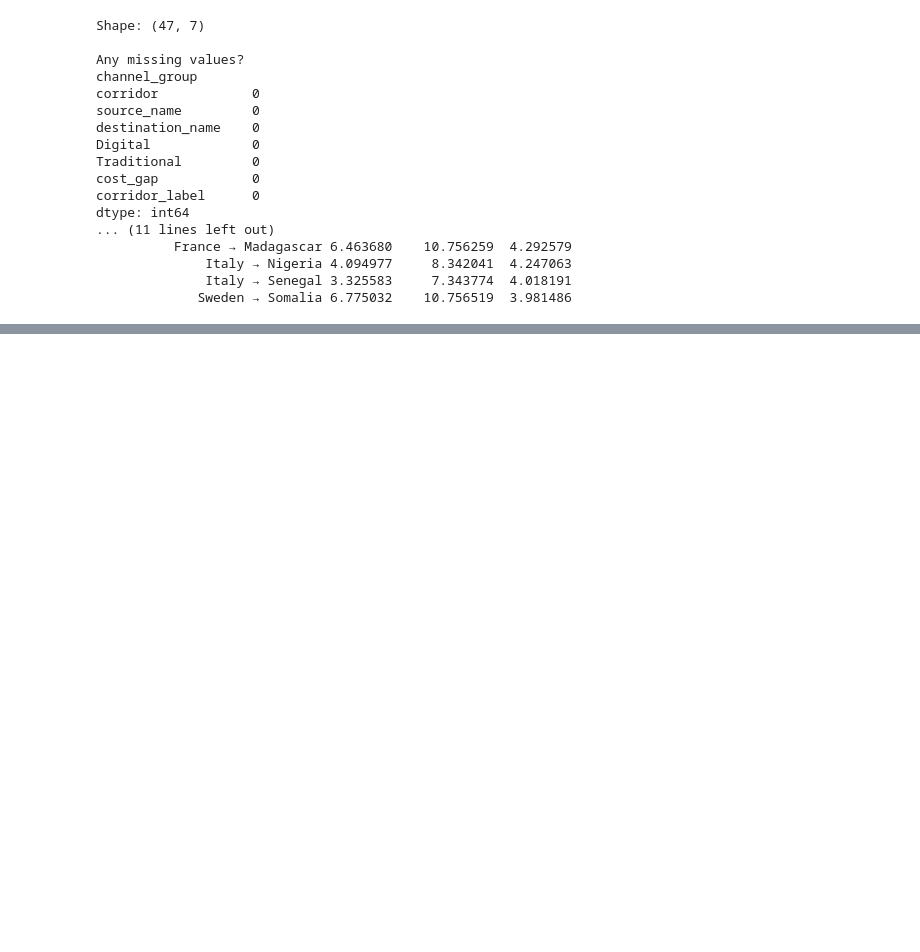
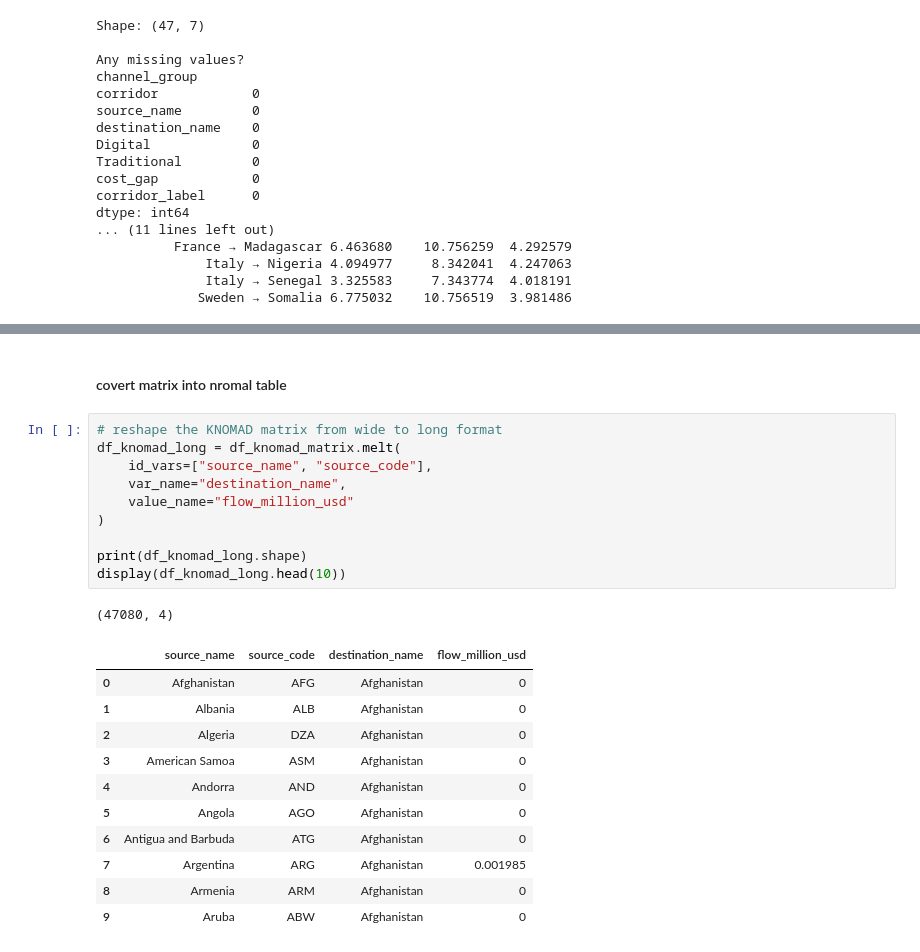
Before and after one commit to Tiana-Coker/eu-africa-remittance-viz, a Jupyter notebook: notebooks/01_data_understanding.ipynb, the cells around one changed output, grey strips where cells are left out. Cells and saved outputs as stored; diff of their text form; blank space fills up the shorter version.

```diff
--- a/notebooks/01_data_understanding.ipynb
+++ b/notebooks/01_data_understanding.ipynb
@@ -984,0 +1054,25 @@ dtype: int64
+# %% [markdown]
+#### covert matrix into nromal table
+# %%
+# reshape the KNOMAD matrix from wide to long format
+df_knomad_long = df_knomad_matrix.melt(
+    id_vars=["source_name", "source_code"],
+    var_name="destination_name",
+    value_name="flow_million_usd"
+)
+
+print(df_knomad_long.shape)
+display(df_knomad_long.head(10))
+# %% [output]
+(47080, 4)
+|  | source_name | source_code | destination_name | flow_million_usd |
+| 0 | Afghanistan | AFG | Afghanistan | 0 |
+| 1 | Albania | ALB | Afghanistan | 0 |
+| 2 | Algeria | DZA | Afghanistan | 0 |
+| 3 | American Samoa | ASM | Afghanistan | 0 |
+| 4 | Andorra | AND | Afghanistan | 0 |
+| 5 | Angola | AGO | Afghanistan | 0 |
+| 6 | Antigua and Barbuda | ATG | Afghanistan | 0 |
+| 7 | Argentina | ARG | Afghanistan | 0.001985 |
+| 8 | Armenia | ARM | Afghanistan | 0 |
+| 9 | Aruba | ABW | Afghanistan | 0 |
```
Also changed, not shown: parts of 21 cells of this notebook.
